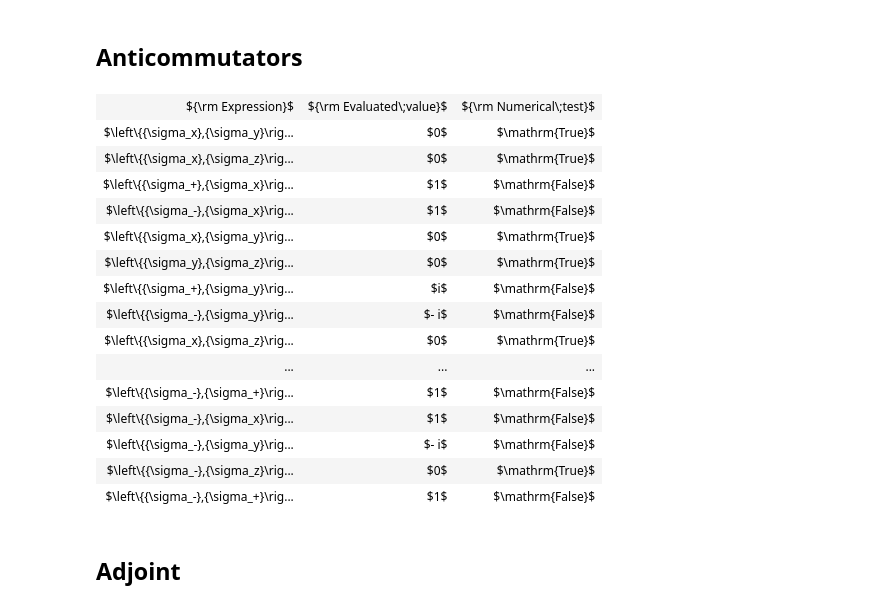
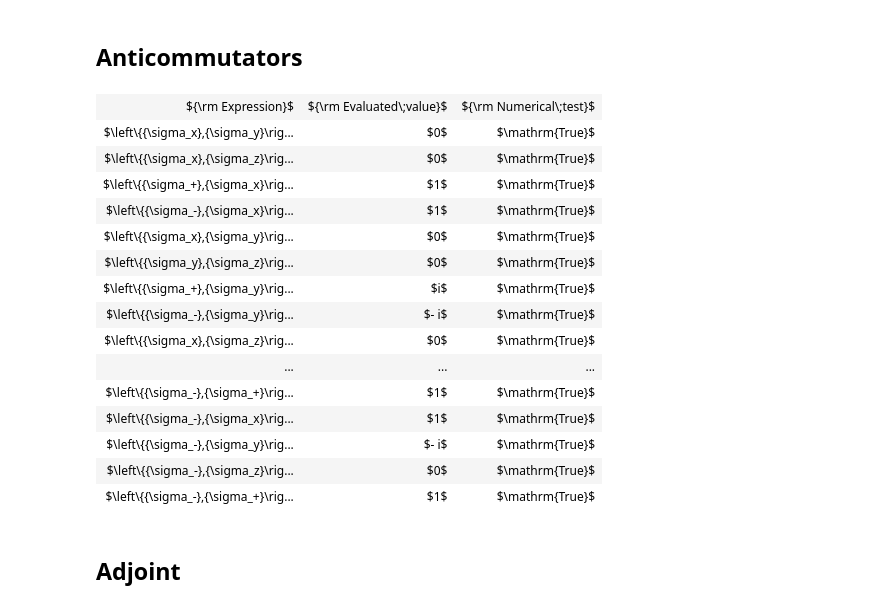
Before and after one commit to jrjohansson/sympsi-notebooks, a Jupyter notebook: sympy-quantum-pauli.ipynb, the cells around one changed output. Cells and saved outputs as stored; diff of their text form; code cells hidden in the pictures.

Commit message:
reran sympy pauli operator test notebook

```diff
--- a/sympy-quantum-pauli.ipynb
+++ b/sympy-quantum-pauli.ipynb
@@ -67,30 +67,32 @@ print_table(data)
 def elim_zero_matrix(e):
     return 0 if e == Matrix([[0, 0], [0, 0]]) else e
 # %%
+I_op = IdentityOperator(2)
+
 data = [[r"{\rm Expression}", r"{\rm Evaluated\;value}", r"{\rm Numerical\;test}"]] + \
        [[AntiCommutator(s1, s2),
          AntiCommutator(s1, s2).doit(),
-         elim_zero_matrix(represent(AntiCommutator(s1, s2))) == represent(AntiCommutator(s1, s2).doit())]
+         elim_zero_matrix(represent(AntiCommutator(s1, s2))) == represent(I_op * AntiCommutator(s1, s2).doit())]
         for s1 in s_ops for s2 in s_ops if s1 != s2]
 
 print_table(data)
 # %% [output]
 | ${\rm Expression}$ | ${\rm Evaluated\;value}$ | ${\rm Numerical\;test}$ |
 | $\left\{{\sigma_x},{\sigma_y}\rig... | $0$ | $\mathrm{True}$ |
 | $\left\{{\sigma_x},{\sigma_z}\rig... | $0$ | $\mathrm{True}$ |
-| $\left\{{\sigma_+},{\sigma_x}\rig... | $1$ | $\mathrm{False}$ |
-| $\left\{{\sigma_-},{\sigma_x}\rig... | $1$ | $\mathrm{False}$ |
+| $\left\{{\sigma_+},{\sigma_x}\rig... | $1$ | $\mathrm{True}$ |
+| $\left\{{\sigma_-},{\sigma_x}\rig... | $1$ | $\mathrm{True}$ |
 | $\left\{{\sigma_x},{\sigma_y}\rig... | $0$ | $\mathrm{True}$ |
 | $\left\{{\sigma_y},{\sigma_z}\rig... | $0$ | $\mathrm{True}$ |
-| $\left\{{\sigma_+},{\sigma_y}\rig... | $i$ | $\mathrm{False}$ |
-| $\left\{{\sigma_-},{\sigma_y}\rig... | $- i$ | $\mathrm{False}$ |
+| $\left\{{\sigma_+},{\sigma_y}\rig... | $i$ | $\mathrm{True}$ |
+| $\left\{{\sigma_-},{\sigma_y}\rig... | $- i$ | $\mathrm{True}$ |
 | $\left\{{\sigma_x},{\sigma_z}\rig... | $0$ | $\mathrm{True}$ |
 | ... | ... | ... |
-| $\left\{{\sigma_-},{\sigma_+}\rig... | $1$ | $\mathrm{False}$ |
-| $\left\{{\sigma_-},{\sigma_x}\rig... | $1$ | $\mathrm{False}$ |
-| $\left\{{\sigma_-},{\sigma_y}\rig... | $- i$ | $\mathrm{False}$ |
+| $\left\{{\sigma_-},{\sigma_+}\rig... | $1$ | $\mathrm{True}$ |
+| $\left\{{\sigma_-},{\sigma_x}\rig... | $1$ | $\mathrm{True}$ |
+| $\left\{{\sigma_-},{\sigma_y}\rig... | $- i$ | $\mathrm{True}$ |
 | $\left\{{\sigma_-},{\sigma_z}\rig... | $0$ | $\mathrm{True}$ |
-| $\left\{{\sigma_-},{\sigma_+}\rig... | $1$ | $\mathrm{False}$ |
+| $\left\{{\sigma_-},{\sigma_+}\rig... | $1$ | $\mathrm{True}$ |
 # %% [markdown]
 ## Adjoint
 # %%
```
Also changed, not shown: parts of 3 cells of this notebook.
